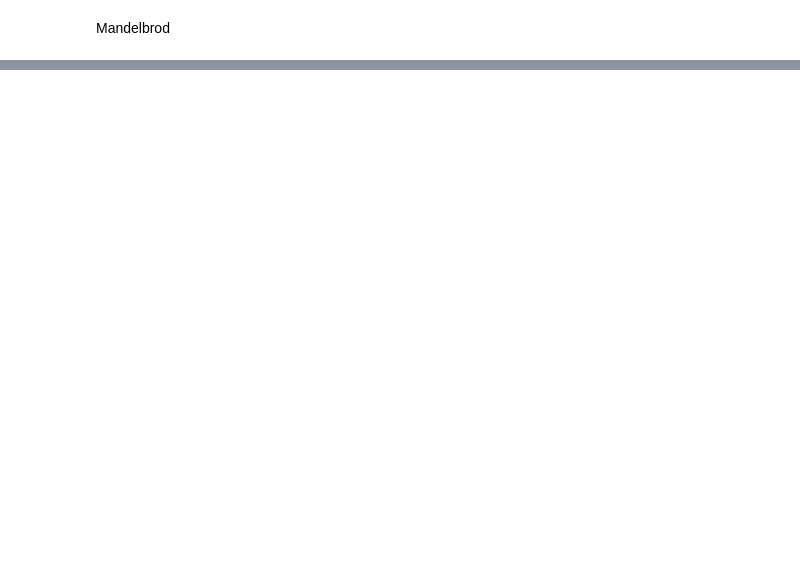
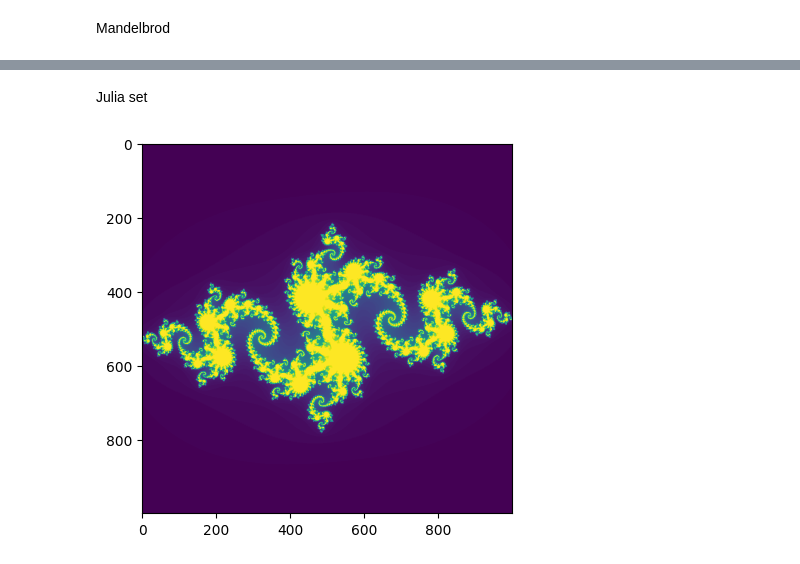
Before and after one commit to KLI0273/KLI0273_DU, a Jupyter notebook: week_04/week_04_du.ipynb, the cells around one changed output, grey strips where cells are left out. Cells and saved outputs as stored; diff of their text form; code cells hidden in the pictures; blank space fills up the shorter version.

```diff
--- a/week_04/week_04_du.ipynb
+++ b/week_04/week_04_du.ipynb
@@ -233,0 +335,26 @@ plt.show()
+# %% [markdown]
+Julia set
+# %%
+import numpy as np
+import matplotlib.pyplot as plt
+
+def julia_set(c, x_min=-1.5, x_max=1.5, y_min=-1.5, y_max=1.5, n=1000, k=100):
+    y, x = np.mgrid[x_min:x_max:complex(0, n), y_min:y_max:complex(0, n)]
+    zn = x + y * 1j
+    divergence_matrix = np.zeros((np.shape(zn))) + k
+
+    for i in range(k):
+        zn = zn**2 + c
+        divergent = np.abs(zn) > 2
+        divergent_now = divergent & (divergence_matrix == k)
+        divergence_matrix[divergent_now] = i + 1
+        zn[divergent] = 2
+
+    return divergence_matrix
+
+c = -0.8 + 0.156 * 1j
+T = julia_set(c) #julia set
+plt.imshow(T)
+plt.show()
+# %% [output]
+[figure, added]
```
Also changed, not shown: parts of 6 cells of this notebook, 4 other files.
